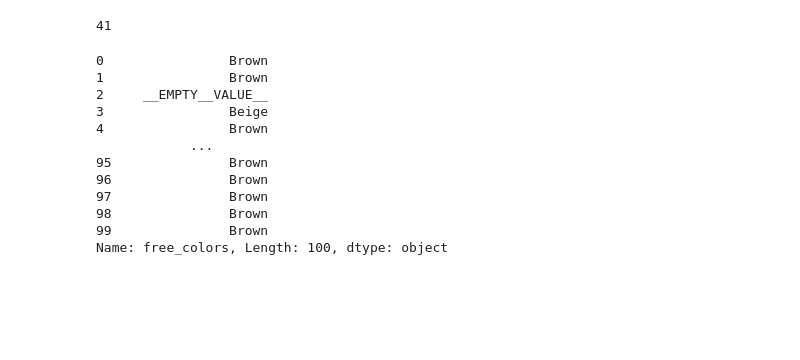
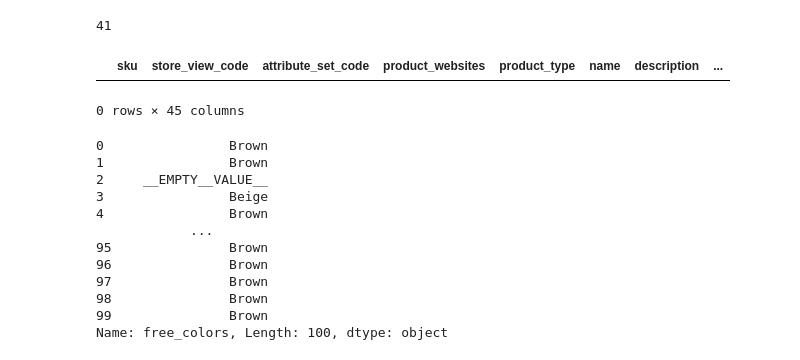
Before and after one commit to wafistos1/Scraping_data, a Jupyter notebook: zagzoog/zagzoog.ipynb, the cells around one changed output. Saved outputs shown, nothing was run; the diff lists cells and outputs as text; code cells hidden in the pictures; blank space fills up the shorter version.

```diff
--- a/zagzoog/zagzoog.ipynb
+++ b/zagzoog/zagzoog.ipynb
@@ -1180,3 +1206,9 @@ df.loc[df['voltage'] == '',  'voltage'] = '__EMPTY__VALUE__'
+# %%
+df.loc[df['power'] == '',  'power'] = '__EMPTY__VALUE__'
+# %%
+df.loc[(df['power'] == '') | (df['power'].isnull()), 'power'] = '__EMPTY__VALUE__'
+# %%
+df.loc[df['products_size'] == '',  'products_size'] = '__EMPTY__VALUE__'
 # %%
 df['url_key'] = df['sku'] + '-' + df['name']
 # %%
@@ -1187,4 +1219,11 @@ df.loc[df['mgs_brand'] == 'ز.ترست', 'mgs_brand'] = 'Z.TRUST'
 df.loc[df['mgs_brand'] == 'ز.ترست', 'mgs_brand'] = 'Z.TRUST'
 # %%
 df.loc[df['is_in_stock'] == 'متوفر', 'is_in_stock']  = 1
+# %%
+df = df.drop(df[df['price'].isnull()].index)
+# %%
+df.loc[df['price'].isnull()]
+# %% [output]
+|  | sku | store_view_code | attribute_set_code | product_websites | product_type | name | description | ... |
+0 rows × 45 columns
 # %%
```
Also changed, not shown: parts of 15 cells of this notebook, 40 other files.
